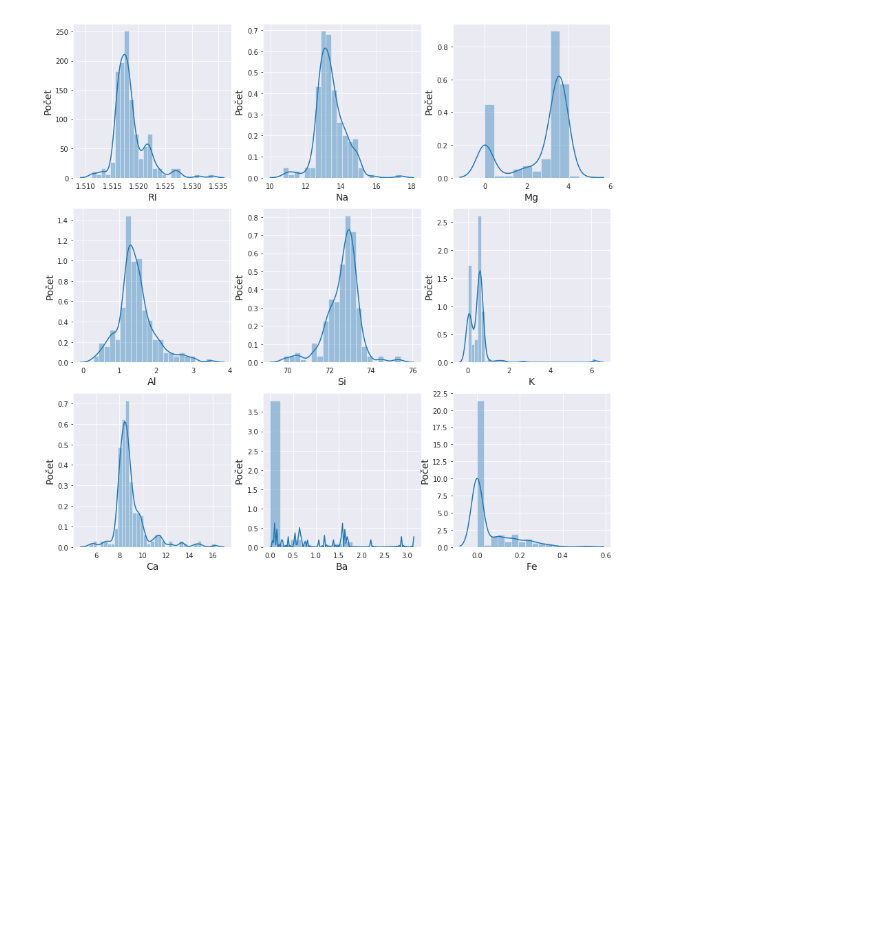
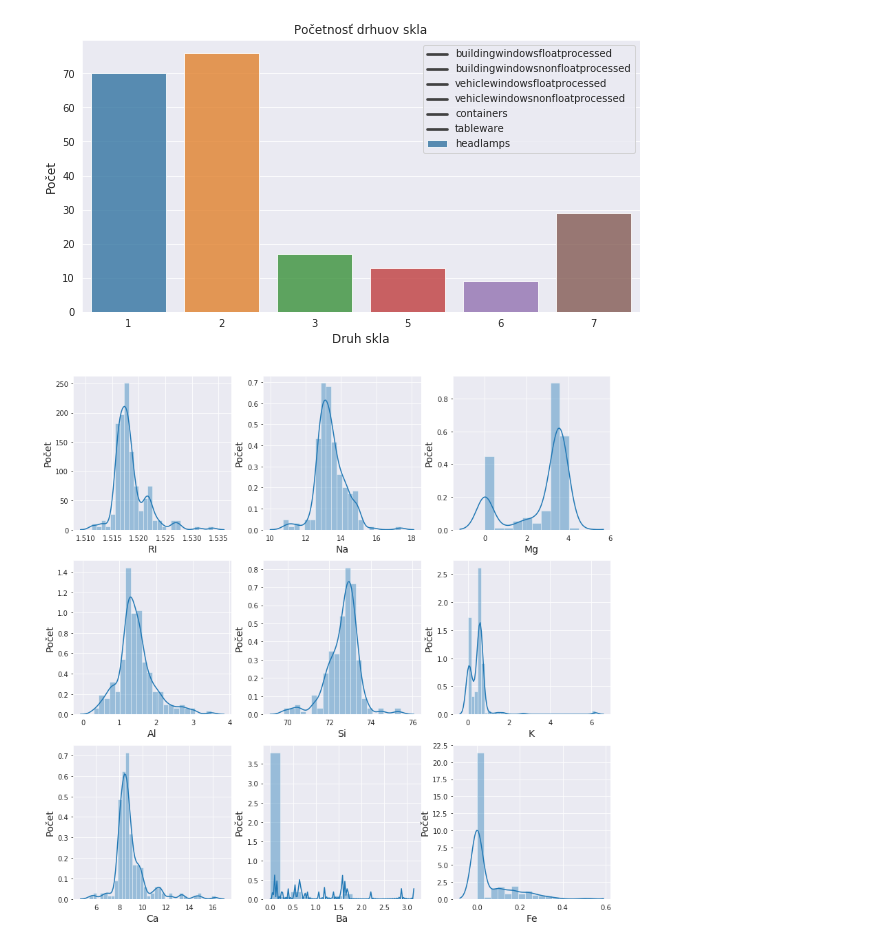
Before and after one commit to georgeob/Valovic_NS2020, a Jupyter notebook: projekt_sklo.ipynb, the cells around one changed output. Cells and saved outputs as stored; diff of their text form; code cells hidden in the pictures; blank space fills up the shorter version.

```diff
--- a/projekt_sklo.ipynb
+++ b/projekt_sklo.ipynb
@@ -16,5 +12,5 @@ def encode(data):
 # %%
 ColumnNames = ["RI","Na","Mg","Al","Si","K","Ca","Ba","Fe","Type"]
-types = {1:"buildingwindowsfloatprocessed", 2:"buildingwindowsnonfloatprocessed", 3:"vehiclewindowsfloatprocessed", 4:"vehiclewindowsnonfloatprocessed", 5:"containers", 6:"tableware", 7:"headlamps"}
+types = {"buildingwindowsfloatprocessed":1, "buildingwindowsnonfloatprocessed":2, "vehiclewindowsfloatprocessed":3, "vehiclewindowsnonfloatprocessed":4, "containers":5, "tableware":6, "headlamps":7}
 types
 # %% [output]
@@ -34 +38,11 @@ Index(['RI', 'Na', 'Mg', 'Al', 'Si', 'K', 'Ca', 'Ba', 'Fe', 'Type'], dtype='obje
+# %%
+plt.figure(figsize=(10,5))
+sns.barplot(y.value_counts().index,y.value_counts(), alpha=0.8)
+plt.title('Početnosť drhuov skla')
+plt.ylabel('Počet', fontsize=12)
+plt.xlabel('Druh skla', fontsize=12)
+plt.legend(types, loc='upper right')
+plt.show()
+# %% [output]
+[figure, added]
 # %%
```
Also changed, not shown: parts of 12 cells of this notebook.
